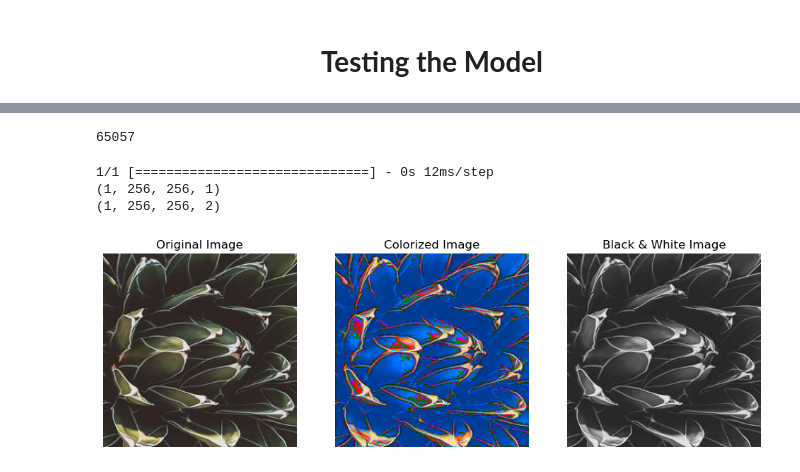
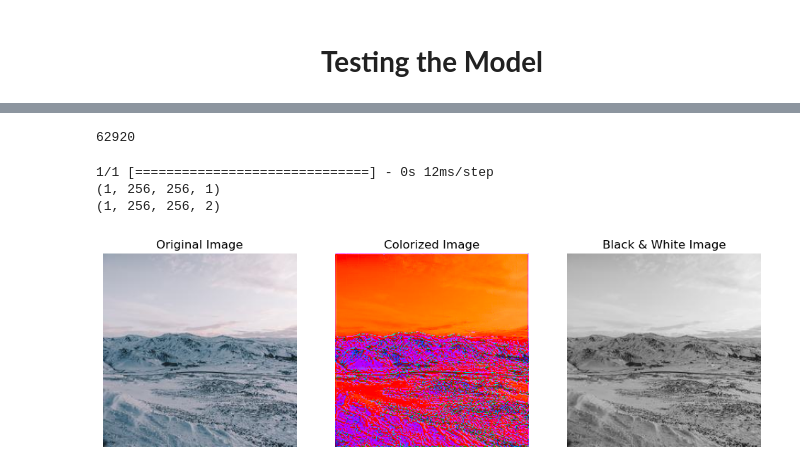
Before and after one commit to smiley-maker/Image-Colorization, a Jupyter notebook: CNN.ipynb, the cells around one changed output, grey strips where cells are left out. Cells and saved outputs as stored; diff of their text form; code cells hidden in the pictures.

```diff
--- a/CNN.ipynb
+++ b/CNN.ipynb
@@ -201,7 +200,15 @@ def createModelTwo(networkInput):
     my_model = LeakyReLU()(my_model)
     my_model = BatchNormalization()(my_model)
 
-    my_model = MaxPooling2D(pool_size=(2,2),padding='same')(my_model)
+    my_model = Conv2D(512,(3,3),padding='same',strides=1)(networkInput)
+    my_model = LeakyReLU()(my_model)
+    my_model = BatchNormalization()(my_model)
+
+#    my_model = MaxPooling2D(pool_size=(2,2),padding='same')(my_model)
+
+#    my_model = Conv2D(512,(3,3),padding='same',strides=1)(networkInput)
+ #   my_model = LeakyReLU()(my_model)
+  #  my_model = BatchNormalization()(my_model)
 
     my_model = Conv2D(256,(3,3),padding='same',strides=1)(networkInput)
     my_model = LeakyReLU()(my_model)
@@ -269,16 +276,16 @@ def hue_bin_loss(y_true, y_pred):
     condition1 = tf.logical_and(tf.less(y_true, 0), tf.less(y_pred, 0))
     condition2 = tf.logical_and(tf.greater(y_true, 0), tf.greater(y_pred, 0))
 
-    hl = tf.where(condition1 | condition2, 0.0, tf.abs(y_pred - y_true)/8)
+    hl = tf.where(condition1 | condition2, 0.0, tf.abs(y_pred - y_true))
 
     saturation_true = tf.sqrt(tf.square(a_true) + tf.square(b_true))
     saturation_pred = tf.sqrt(tf.square(a_pred) + tf.square(b_pred))
     sl = tf.abs(saturation_true - saturation_pred)
 
-#    color_loss = 0.1*tf.sqrt(tf.square(a_true - a_pred) + tf.square(b_true - b_pred))
-#    total_loss = tf.add(color_loss, sl + hl)
+    color_loss = tf.sqrt(tf.square(a_true - a_pred) + tf.square(b_true - b_pred))
+    total_loss = tf.add(color_loss, (0.5*hl + sl))
 
-    return tf.reduce_mean(sl + hl)  # Use reduce_mean to ensure a scalar loss value
+    return tf.reduce_mean(sl+0.25*hl)  # Use reduce_mean to ensure a scalar loss value
 # %%
 def custom_hue_loss(y_true, y_pred):
     condition1 = tf.logical_and(tf.less(y_true, 0), tf.less(y_pred, 0))
@@ -497,10 +449,10 @@ plt.show()
 # %%
 len(np.unique(Prediction[:,:,0]))
 # %% [output]
-65057
+62920
 # %%
 # Load a sample test image
-TestImagePath = "photos/val/val_data/YIp0r1i3KJ0.jpg"
+TestImagePath = "photos/val/val_data/ZKE9vySEeoI.jpg"
 img = cv2.imread(TestImagePath)
 
 # Extract test input
@@ -527,31 +479,31 @@ img_colorized = cv2.cvtColor(img_lab_colorized, cv2.COLOR_Lab2RGB)
 
 # Display the images
 plt.figure(figsize=(12, 6))
 
 # Original Image
 plt.subplot(1, 3, 1)
 img_original = cv2.cvtColor(img, cv2.COLOR_BGR2RGB)
 plt.imshow(img_original)
 plt.title("Original Image")
 plt.axis('off')
 
 # Colorized Image
 plt.subplot(1, 3, 2)
 plt.imshow(img_colorized)
 plt.title("Colorized Image")
 plt.axis('off')
 
 # Ground Truth Image
 plt.subplot(1, 3, 3)
 img_gray = cv2.cvtColor(img, cv2.COLOR_BGR2GRAY)
 img_gray = cv2.cvtColor(img_gray, cv2.COLOR_GRAY2RGB)
 plt.imshow(img_gray)
 plt.title("Black & White Image")
 plt.axis('off')
 
 plt.show()
 # %% [output]
 1/1 [==============================] - 0s 12ms/step
 (1, 256, 256, 1)
 (1, 256, 256, 2)
-[figure, old version]
+[figure, new version]
```
Also changed, not shown: parts of 13 cells of this notebook, 7 other files.
